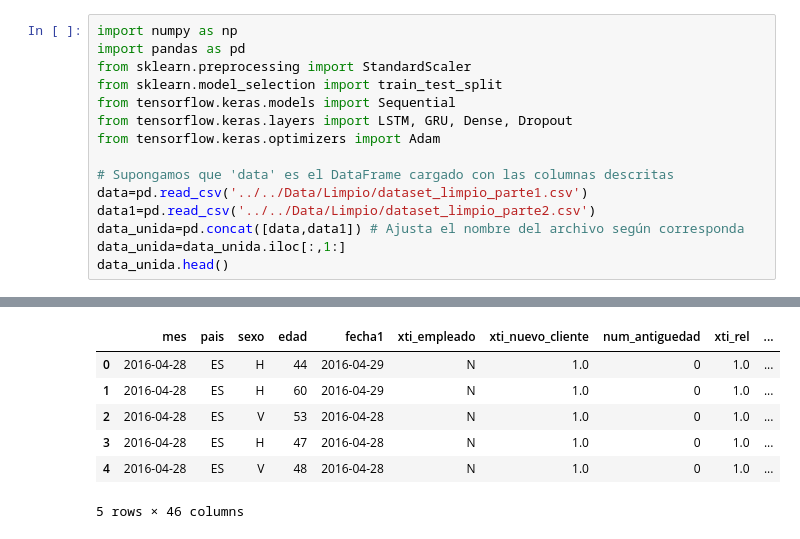
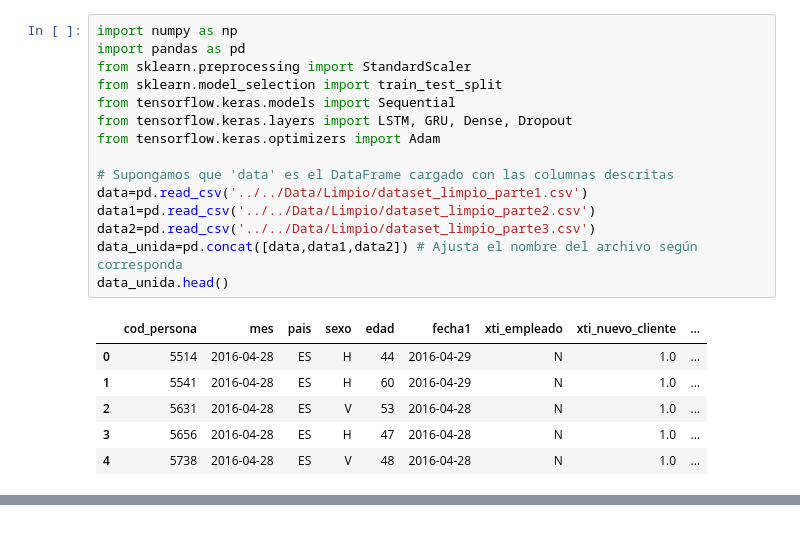
Before and after one commit to mariol-lamas/Machine_learning_proyect, a Jupyter notebook: Src/Model/model.ipynb, the cells around one changed output, grey strips where cells are left out. Drawn from its saved outputs; the diff is of its cells as text.

Commit message:
division del dataset limpio en 3 partes y lectura en el archivo model.ipynb

```diff
--- a/Src/Model/model.ipynb
+++ b/Src/Model/model.ipynb
@@ -1,16 +1,22 @@
 # %%
 import numpy as np
 import pandas as pd
 from sklearn.preprocessing import StandardScaler
 from sklearn.model_selection import train_test_split
 from tensorflow.keras.models import Sequential
 from tensorflow.keras.layers import LSTM, GRU, Dense, Dropout
 from tensorflow.keras.optimizers import Adam
 
 # Supongamos que 'data' es el DataFrame cargado con las columnas descritas
 data=pd.read_csv('../../Data/Limpio/dataset_limpio_parte1.csv')
 data1=pd.read_csv('../../Data/Limpio/dataset_limpio_parte2.csv')
-data_unida=pd.concat([data,data1]) # Ajusta el nombre del archivo según corresponda
-data_unida=data_unida.iloc[:,1:]
+data2=pd.read_csv('../../Data/Limpio/dataset_limpio_parte3.csv')
+data_unida=pd.concat([data,data1,data2]) # Ajusta el nombre del archivo según corresponda
 data_unida.head()
 # %% [output]
+|  | cod_persona | mes | pais | sexo | edad | fecha1 | xti_empleado | xti_nuevo_cliente | ... |
+| 0 | 5514 | 2016-04-28 | ES | H | 44 | 2016-04-29 | N | 1.0 | ... |
+| 1 | 5541 | 2016-04-28 | ES | H | 60 | 2016-04-29 | N | 1.0 | ... |
+| 2 | 5631 | 2016-04-28 | ES | V | 53 | 2016-04-28 | N | 1.0 | ... |
+| 3 | 5656 | 2016-04-28 | ES | H | 47 | 2016-04-28 | N | 1.0 | ... |
+| 4 | 5738 | 2016-04-28 | ES | V | 48 | 2016-04-28 | N | 1.0 | ... |
@@ -19,7 +23,0 @@ To enable the following instructions: AVX2 AVX512F AVX512_VNNI FMA, in other ope
-|  | mes | pais | sexo | edad | fecha1 | xti_empleado | xti_nuevo_cliente | num_antiguedad | xti_rel | ... |
-| 0 | 2016-04-28 | ES | H | 44 | 2016-04-29 | N | 1.0 | 0 | 1.0 | ... |
-| 1 | 2016-04-28 | ES | H | 60 | 2016-04-29 | N | 1.0 | 0 | 1.0 | ... |
-| 2 | 2016-04-28 | ES | V | 53 | 2016-04-28 | N | 1.0 | 0 | 1.0 | ... |
-| 3 | 2016-04-28 | ES | H | 47 | 2016-04-28 | N | 1.0 | 0 | 1.0 | ... |
-| 4 | 2016-04-28 | ES | V | 48 | 2016-04-28 | N | 1.0 | 0 | 1.0 | ... |
-5 rows × 46 columns
```
Also changed, not shown: parts of 1 cell of this notebook, 4 other files.
